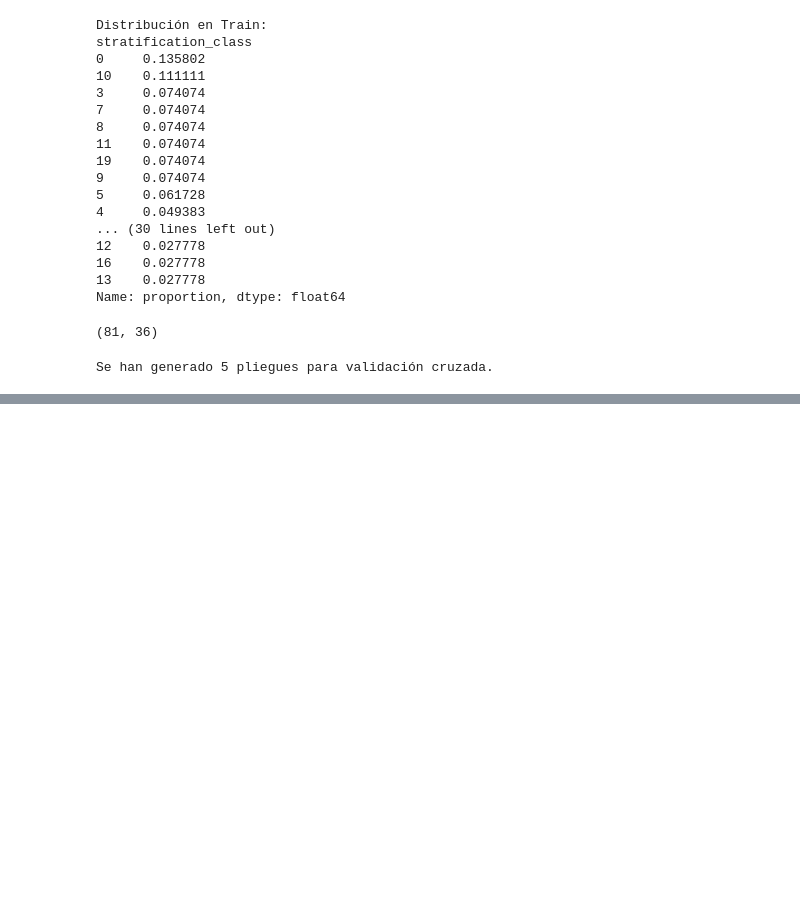
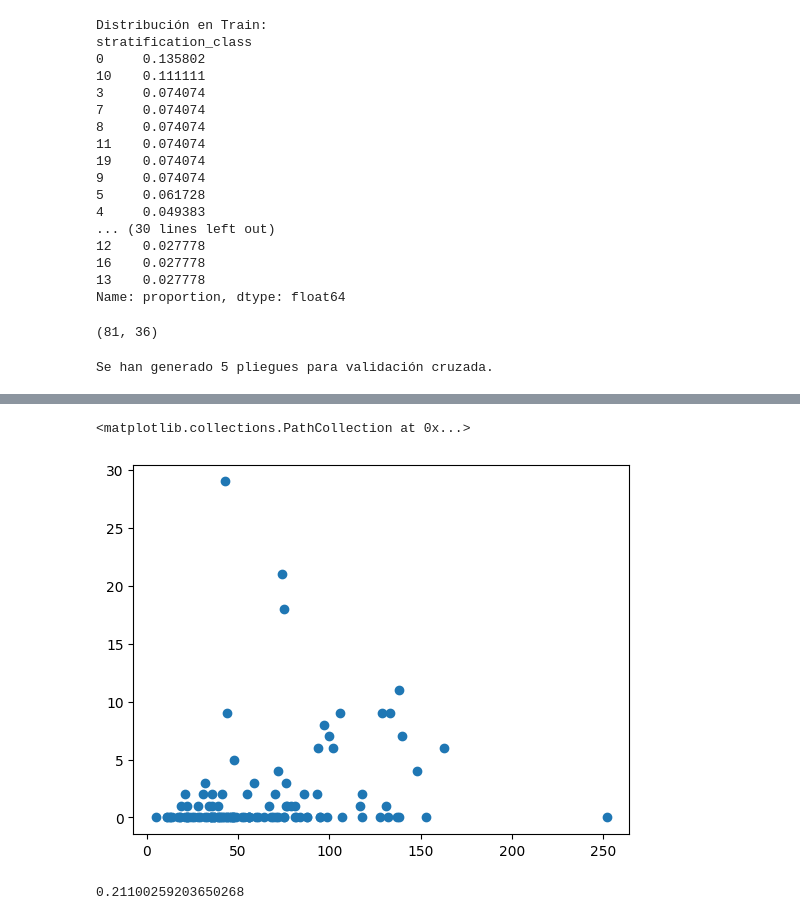
Before and after one commit to SirHoller/nnUNet-em, a Jupyter notebook: scripts/D_split.ipynb, the cells around one changed output, grey strips where cells are left out. Saved outputs shown, nothing was run; the diff lists cells and outputs as text; code cells hidden in the pictures; blank space fills up the shorter version.

```diff
--- a/scripts/D_split.ipynb
+++ b/scripts/D_split.ipynb
@@ -387,0 +529,10 @@ Se han generado 5 pliegues para validación cruzada.
+# %%
+plt.scatter(dataframe.n_basal_lesions, dataframe.n_new_lesions)
+# %% [output]
+<matplotlib.collections.PathCollection at 0x...>
+[figure, added]
+# %%
+from scipy.stats import pearsonr
+pearsonr(dataframe.n_basal_lesions, dataframe.n_new_lesions).statistic
+# %% [output]
+0.21100259203650268
```
Also changed, not shown: parts of 17 cells of this notebook, 24 other files.
